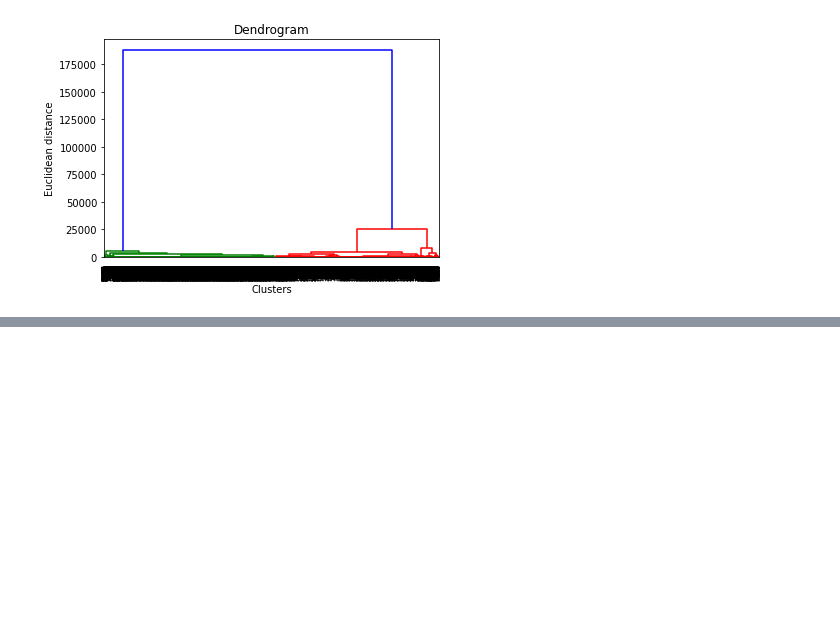
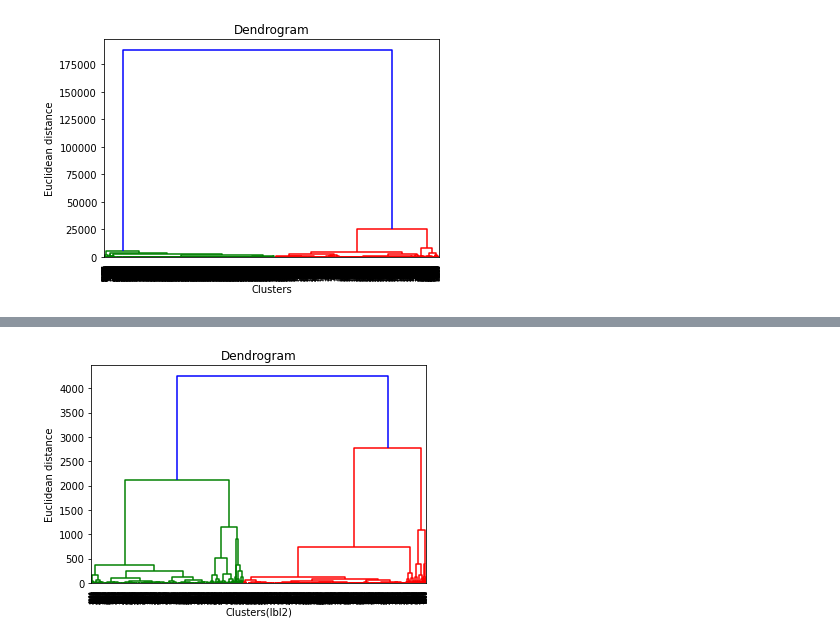
Before and after one commit to Priyanka-Kugapriya/Clustering_notebook, a Jupyter notebook: Hierarchical clustering.ipynb, the cells around one changed output, grey strips where cells are left out. Drawn from its saved outputs; the diff is of its cells as text; code cells hidden in the pictures; blank space fills up the shorter version.

```diff
--- a/Hierarchical clustering.ipynb
+++ b/Hierarchical clustering.ipynb
@@ -241,0 +405,2 @@ plt.show()
+# %%
+dfhc_label_2= df_plot[df_plot['labels']==2].copy()
@@ -242 +442,11 @@ plt.show()
+# %%
+label_2_cl = dfhc_label_2.iloc[:, [0]].values
+# %%
+dendrogram = sch.dendrogram(sch.linkage(label_2_cl, method  = "ward"))
+plt.title('Dendrogram')
+plt.xlabel('Clusters(lbl2)')
+plt.ylabel('Euclidean distance')
+plt.show()
+# %% [output]
+[figure, added]
 # %%
```
Also changed, not shown: parts of 33 cells of this notebook.
